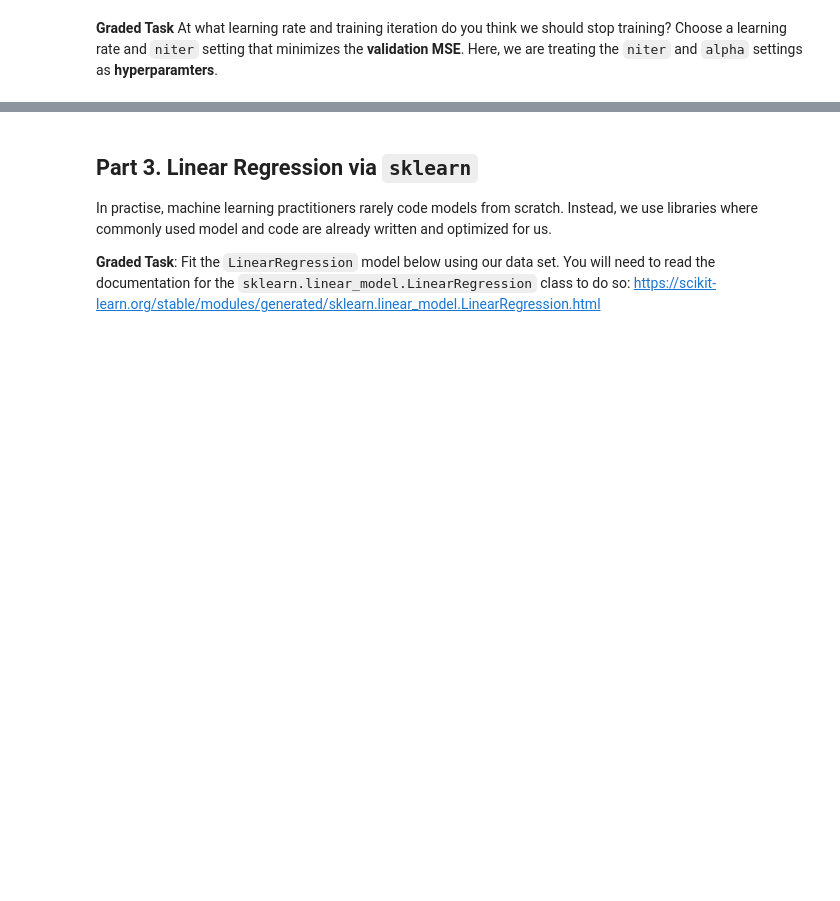
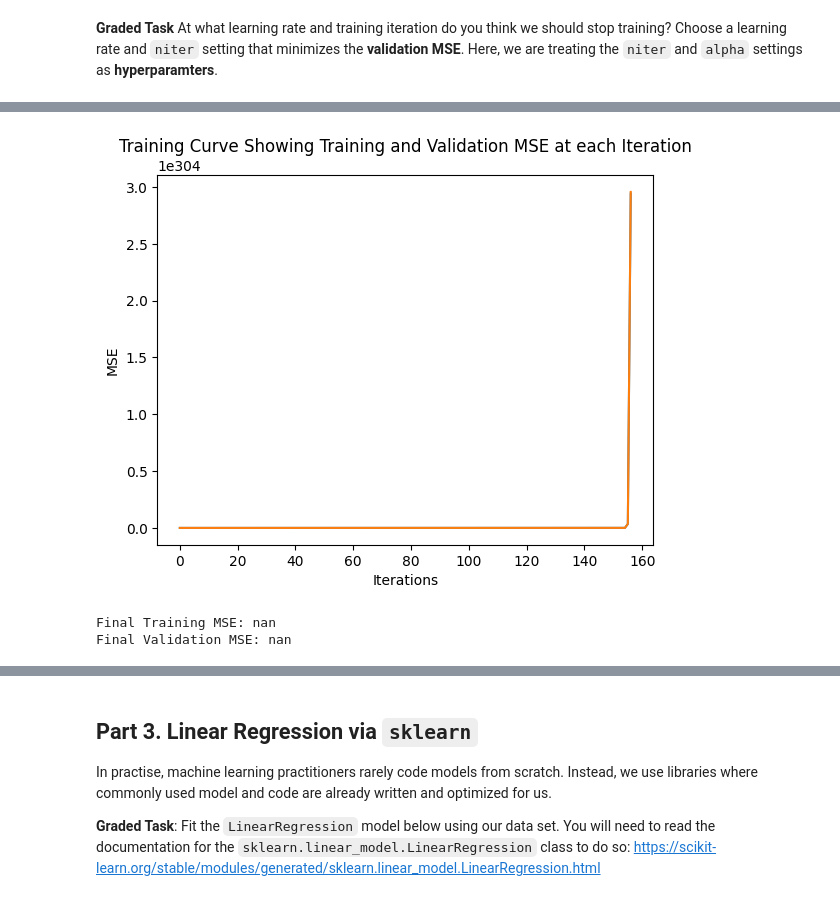
Before and after one commit to hhcgoodluck/CSC311-Introduction-to-Machine-Learning, a Jupyter notebook: lab03.ipynb, the cells around one changed output, grey strips where cells are left out. Drawn from its saved outputs; the diff is of its cells as text; code cells hidden in the pictures; blank space fills up the shorter version.

```diff
--- a/lab03.ipynb
+++ b/lab03.ipynb
@@ -477,0 +488,9 @@ Final Validation MSE: 21.85279690297086
+# %%
+# Not Good Chosen (learnging rate too big)
+alpha = 14e-4
+niter = 1500
+other2 = solve_via_gradient_descent(alpha=alpha, niter=niter)
+# %% [output]
+[figure, added]
+Final Training MSE: nan
+Final Validation MSE: nan
```
Also changed, not shown: parts of 12 cells of this notebook.
